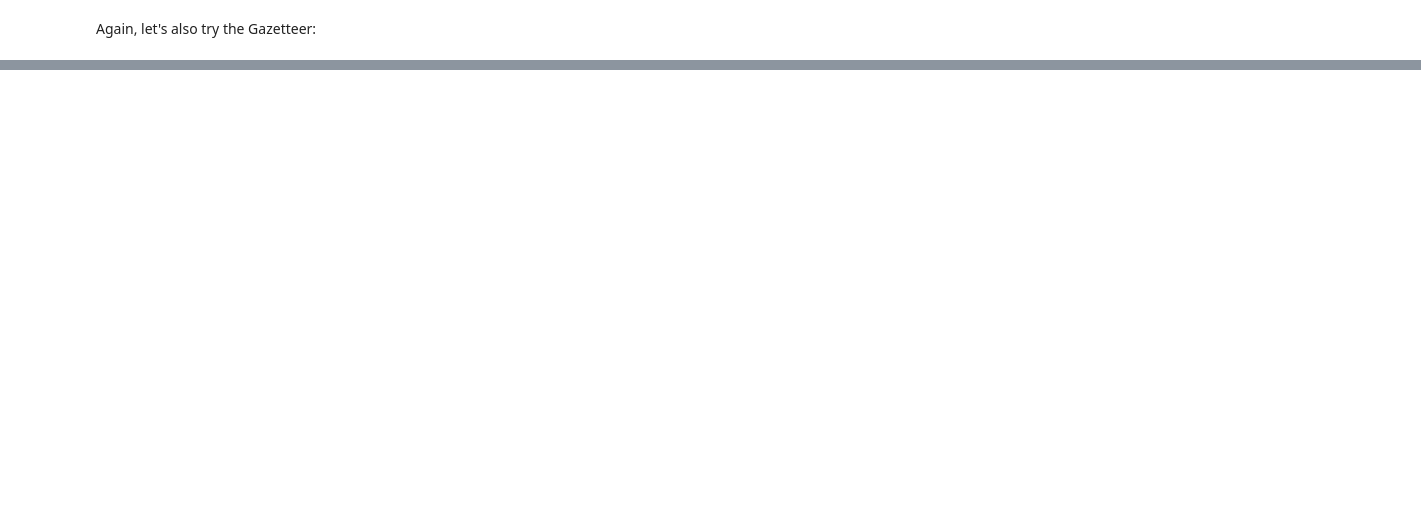
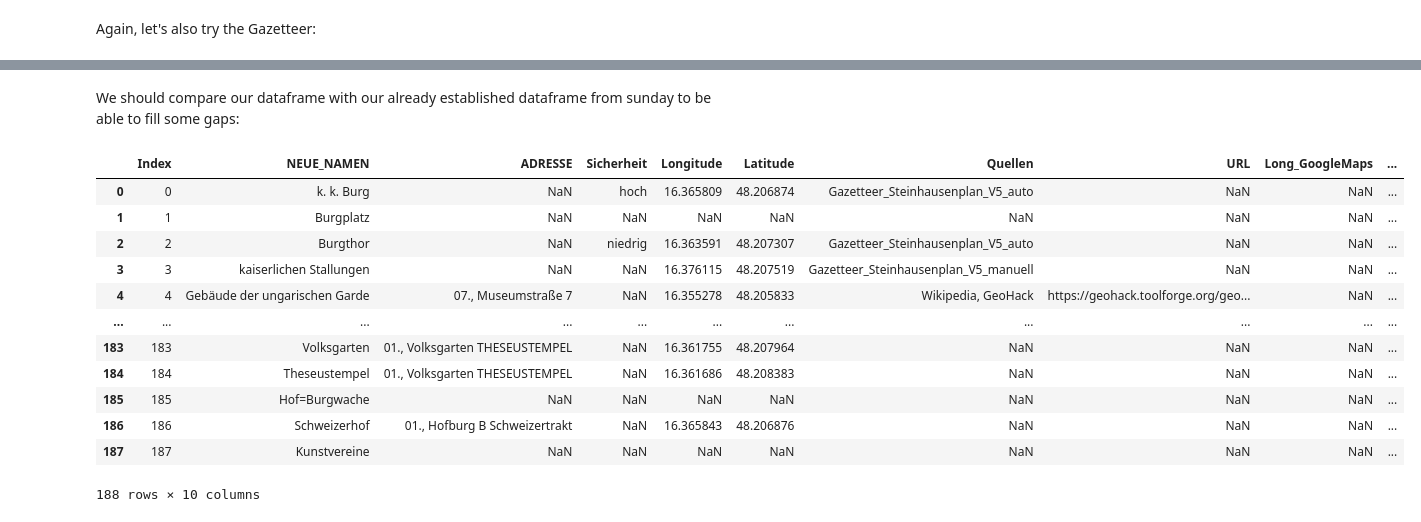
Before and after one commit to Sarah-lab-13/DataScienceProject, a Jupyter notebook: Scripte/Route_Montag.ipynb, the cells around one changed output, grey strips where cells are left out. Saved outputs shown, nothing was run; the diff lists cells and outputs as text; code cells hidden in the pictures; blank space fills up the shorter version.

```diff
--- a/Scripte/Route_Montag.ipynb
+++ b/Scripte/Route_Montag.ipynb
@@ -140,0 +226,20 @@ Again, let's also try the Gazetteer:
+# %% [markdown]
+We should compare our dataframe with our already established dataframe from sunday to be able to fill some gaps:
+# %%
+Sunday_gold_table = pd.read_excel("../Data/joined_Sonntag_coord_nn.xlsx", index_col=0)
+# %%
+Sunday_gold_table
+# %% [output]
+|  | Index | NEUE_NAMEN | ADRESSE | Sicherheit | Longitude | Latitude | Quellen | URL | Long_GoogleMaps | ... |
+| 0 | 0 | k. k. Burg | NaN | hoch | 16.365809 | 48.206874 | Gazetteer_Steinhausenplan_V5_auto | NaN | NaN | ... |
+| 1 | 1 | Burgplatz | NaN | NaN | NaN | NaN | NaN | NaN | NaN | ... |
+| 2 | 2 | Burgthor | NaN | niedrig | 16.363591 | 48.207307 | Gazetteer_Steinhausenplan_V5_auto | NaN | NaN | ... |
+| 3 | 3 | kaiserlichen Stallungen | NaN | NaN | 16.376115 | 48.207519 | Gazetteer_Steinhausenplan_V5_manuell | NaN | NaN | ... |
+| 4 | 4 | Gebäude der ungarischen Garde | 07., Museumstraße 7 | NaN | 16.355278 | 48.205833 | Wikipedia, GeoHack | https://geohack.toolforge.org/geo... | NaN | ... |
+| ... | ... | ... | ... | ... | ... | ... | ... | ... | ... | ... |
+| 183 | 183 | Volksgarten | 01., Volksgarten THESEUSTEMPEL | NaN | 16.361755 | 48.207964 | NaN | NaN | NaN | ... |
+| 184 | 184 | Theseustempel | 01., Volksgarten THESEUSTEMPEL | NaN | 16.361686 | 48.208383 | NaN | NaN | NaN | ... |
+| 185 | 185 | Hof=Burgwache | NaN | NaN | NaN | NaN | NaN | NaN | NaN | ... |
+| 186 | 186 | Schweizerhof | 01., Hofburg B Schweizertrakt | NaN | 16.365843 | 48.206876 | NaN | NaN | NaN | ... |
+| 187 | 187 | Kunstvereine | NaN | NaN | NaN | NaN | NaN | NaN | NaN | ... |
+188 rows × 10 columns
```
Also changed, not shown: parts of 16 cells of this notebook, 5 other files.
